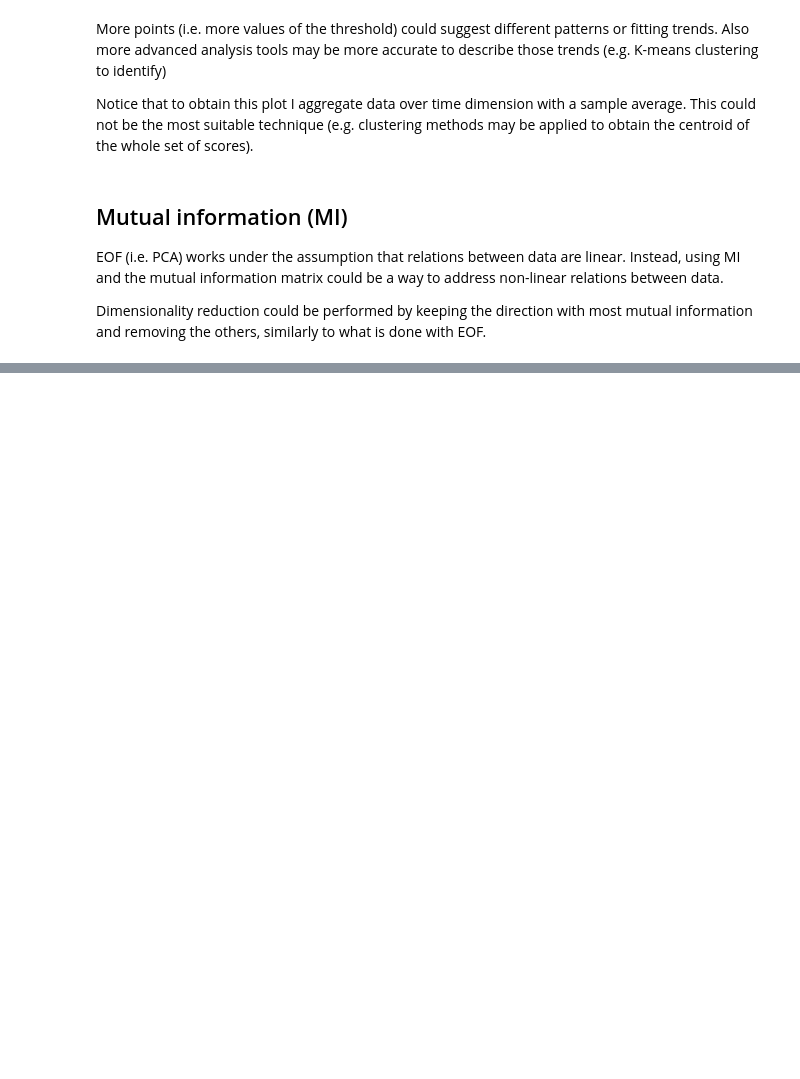
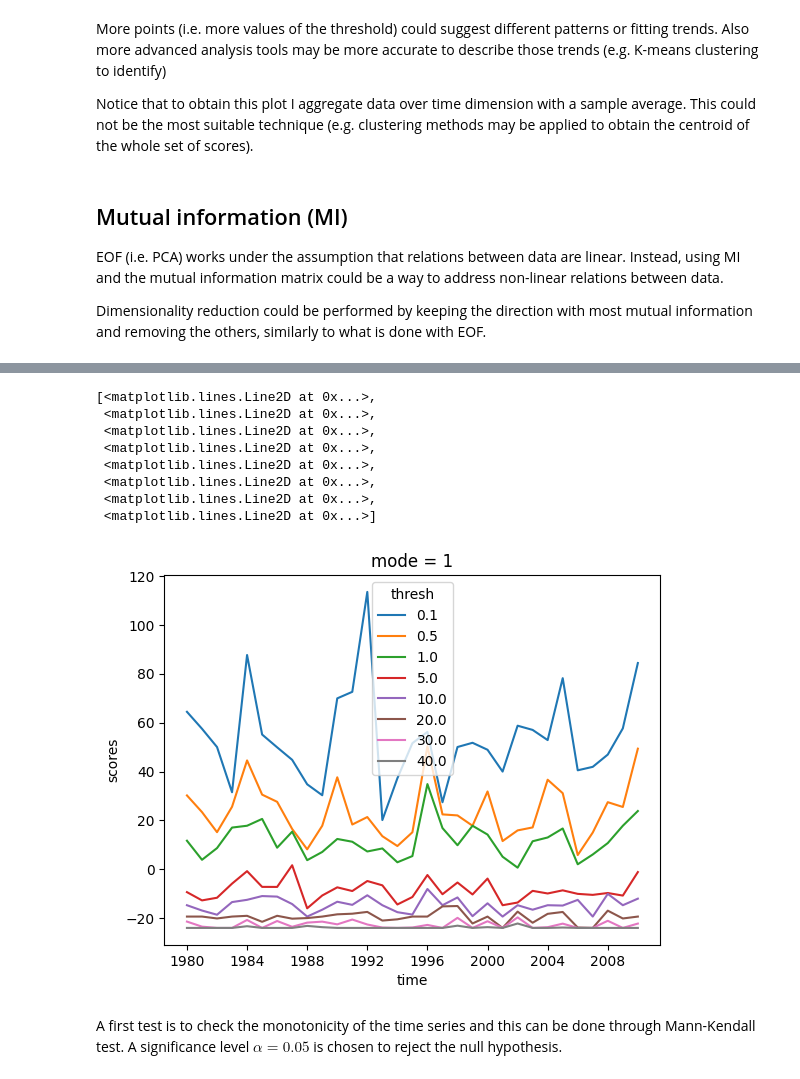
Before and after one commit to mirasac/mscunito-thesis-code, a Jupyter notebook: tutorials/dimensionality_reduction.ipynb, the cells around one changed output, grey strips where cells are left out. Drawn from its saved outputs; the diff is of its cells as text; code cells hidden in the pictures; blank space fills up the shorter version.

```diff
--- a/tutorials/dimensionality_reduction.ipynb
+++ b/tutorials/dimensionality_reduction.ipynb
@@ -65 +69,4 @@ plt.axhline(y=evr_threshold)
+# %%
+da_scores = model.scores(normalized=False)
+da = da_scores.sel(mode=1)
 # %% [markdown]
@@ -105,0 +114,14 @@ Dimensionality reduction could be performed by keeping the direction with most m
+# %%
+da.plot.line(x="time")
+# %% [output]
+[<matplotlib.lines.Line2D at 0x...>,
+ <matplotlib.lines.Line2D at 0x...>,
+ <matplotlib.lines.Line2D at 0x...>,
+ <matplotlib.lines.Line2D at 0x...>,
+ <matplotlib.lines.Line2D at 0x...>,
+ <matplotlib.lines.Line2D at 0x...>,
+ <matplotlib.lines.Line2D at 0x...>,
+ <matplotlib.lines.Line2D at 0x...>]
+[figure, added]
+# %% [markdown]
+A first test is to check the monotonicity of the time series and this can be done through Mann-Kendall test. A significance level $\alpha = 0.05$ is chosen to reject the null hypothesis.
```
Also changed, not shown: parts of 9 cells of this notebook.
